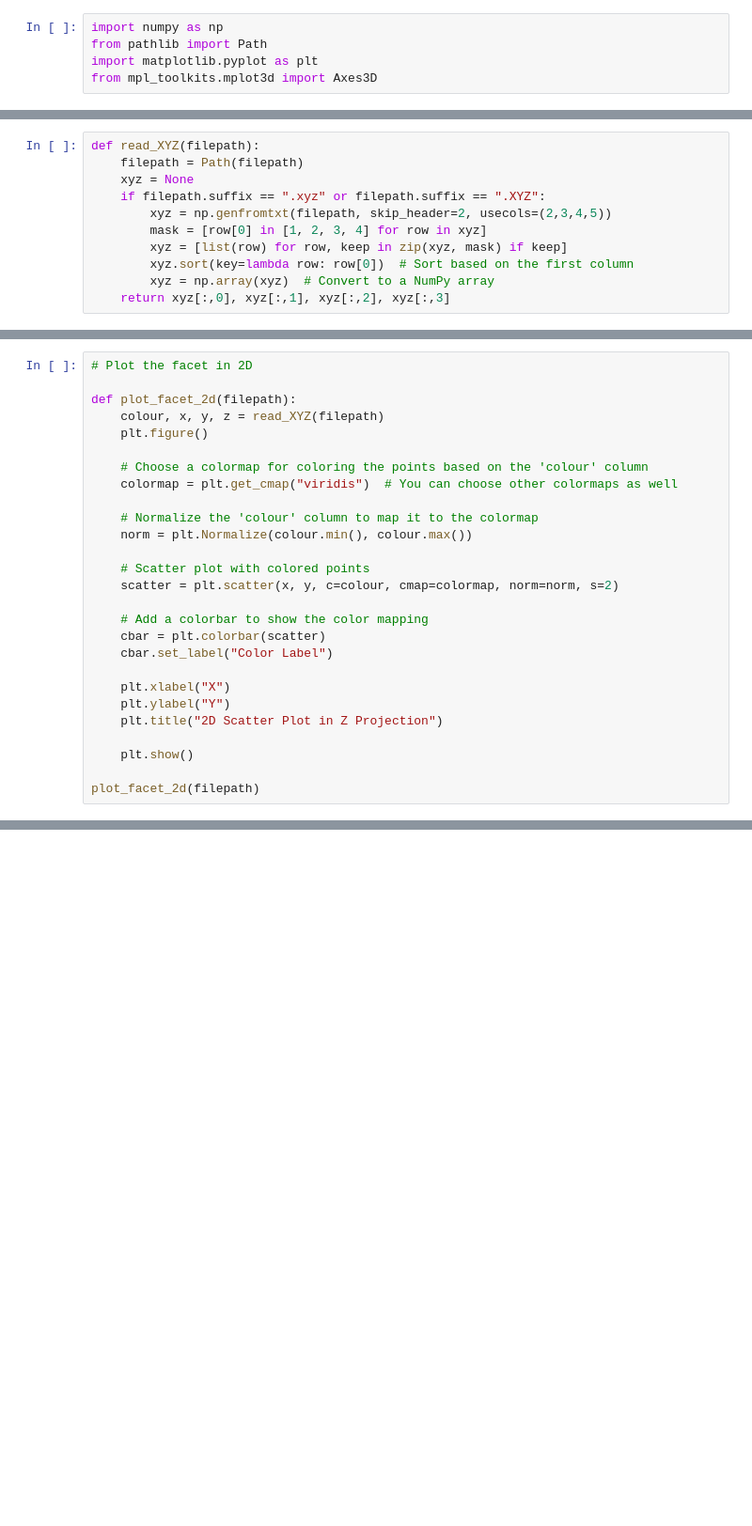
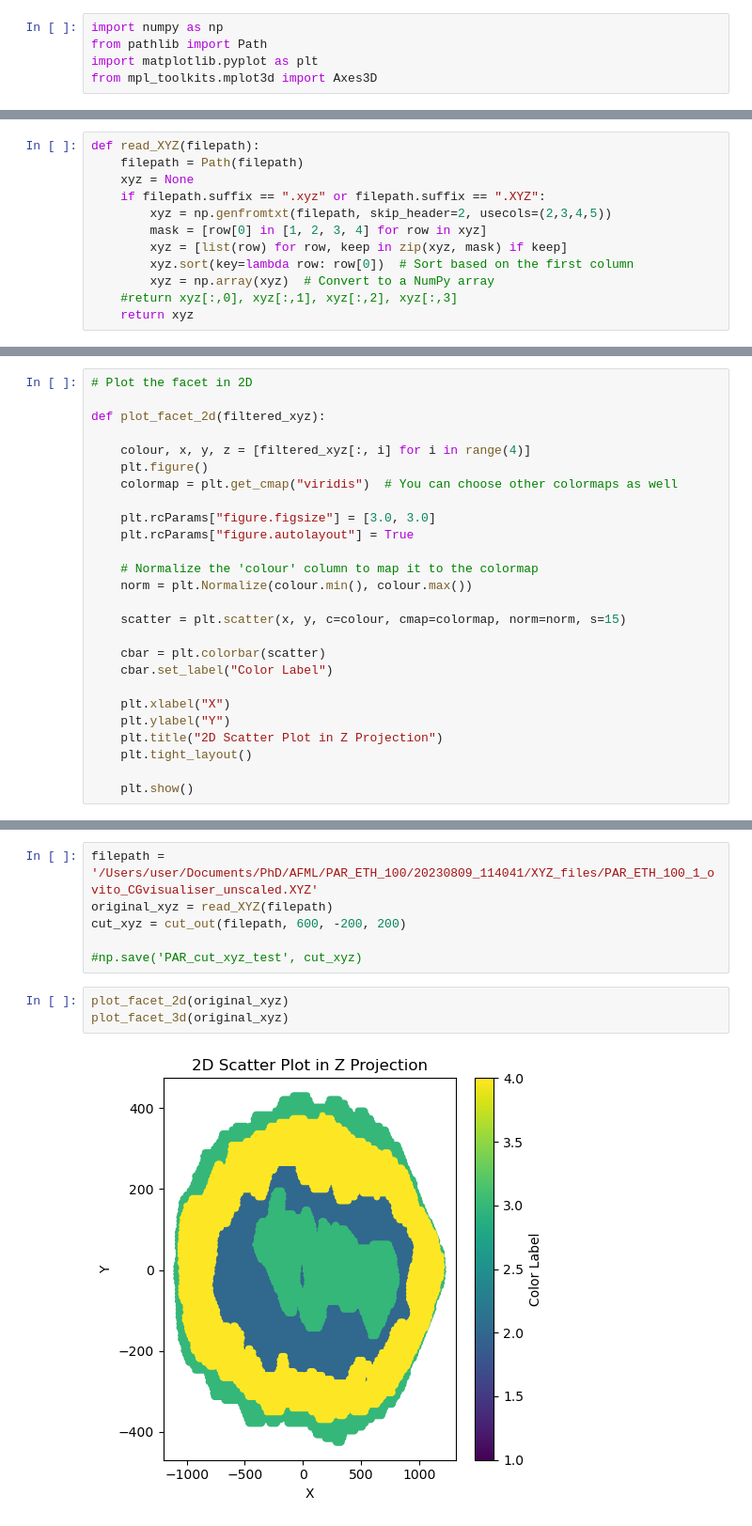
Before and after one commit to st-te/AFML, a Jupyter notebook: AFML_CG_xyz.ipynb, the cells around one changed output, grey strips where cells are left out. Shown at 94% size. Drawn from its saved outputs; the diff is of its cells as text; blank space fills up the shorter version.

```diff
--- a/AFML_CG_xyz.ipynb
+++ b/AFML_CG_xyz.ipynb
@@ -15,4 +17,5 @@ def read_XYZ(filepath):
         xyz = [list(row) for row, keep in zip(xyz, mask) if keep]
         xyz.sort(key=lambda row: row[0])  # Sort based on the first column
         xyz = np.array(xyz)  # Convert to a NumPy array
-    return xyz[:,0], xyz[:,1], xyz[:,2], xyz[:,3]
+    #return xyz[:,0], xyz[:,1], xyz[:,2], xyz[:,3]
+    return xyz
@@ -46,27 +65,26 @@ plot_facet_3d(filepath)
 # %%
 # Plot the facet in 2D
 
-def plot_facet_2d(filepath):
-    colour, x, y, z = read_XYZ(filepath)
+def plot_facet_2d(filtered_xyz):
+
+    colour, x, y, z = [filtered_xyz[:, i] for i in range(4)]
     plt.figure()
+    colormap = plt.get_cmap("viridis")  # You can choose other colormaps as well
 
-    # Choose a colormap for coloring the points based on the 'colour' column
-    colormap = plt.get_cmap("viridis")  # You can choose other colormaps as well
+    plt.rcParams["figure.figsize"] = [3.0, 3.0]
+    plt.rcParams["figure.autolayout"] = True
 
     # Normalize the 'colour' column to map it to the colormap
     norm = plt.Normalize(colour.min(), colour.max())
 
-    # Scatter plot with colored points
-    scatter = plt.scatter(x, y, c=colour, cmap=colormap, norm=norm, s=2)
+    scatter = plt.scatter(x, y, c=colour, cmap=colormap, norm=norm, s=15)
 
-    # Add a colorbar to show the color mapping
     cbar = plt.colorbar(scatter)
     cbar.set_label("Color Label")
 
     plt.xlabel("X")
     plt.ylabel("Y")
     plt.title("2D Scatter Plot in Z Projection")
+    plt.tight_layout()
 
     plt.show()
-
-plot_facet_2d(filepath)
@@ -80,0 +93,11 @@ plot_facet_2d(filepath)
+# %%
+filepath = '/Users/user/Documents/PhD/AFML/PAR_ETH_100/20230809_114041/XYZ_files/PAR_ETH_100_1_ovito_CGvisualiser_unscaled.XYZ'
+original_xyz = read_XYZ(filepath)
+cut_xyz = cut_out(filepath, 600, -200, 200)
+
+#np.save('PAR_cut_xyz_test', cut_xyz)
+# %%
+plot_facet_2d(original_xyz)
+plot_facet_3d(original_xyz)
+# %% [output]
+[figure, added]
```
Also changed, not shown: parts of 10 cells of this notebook, 2 other files.
